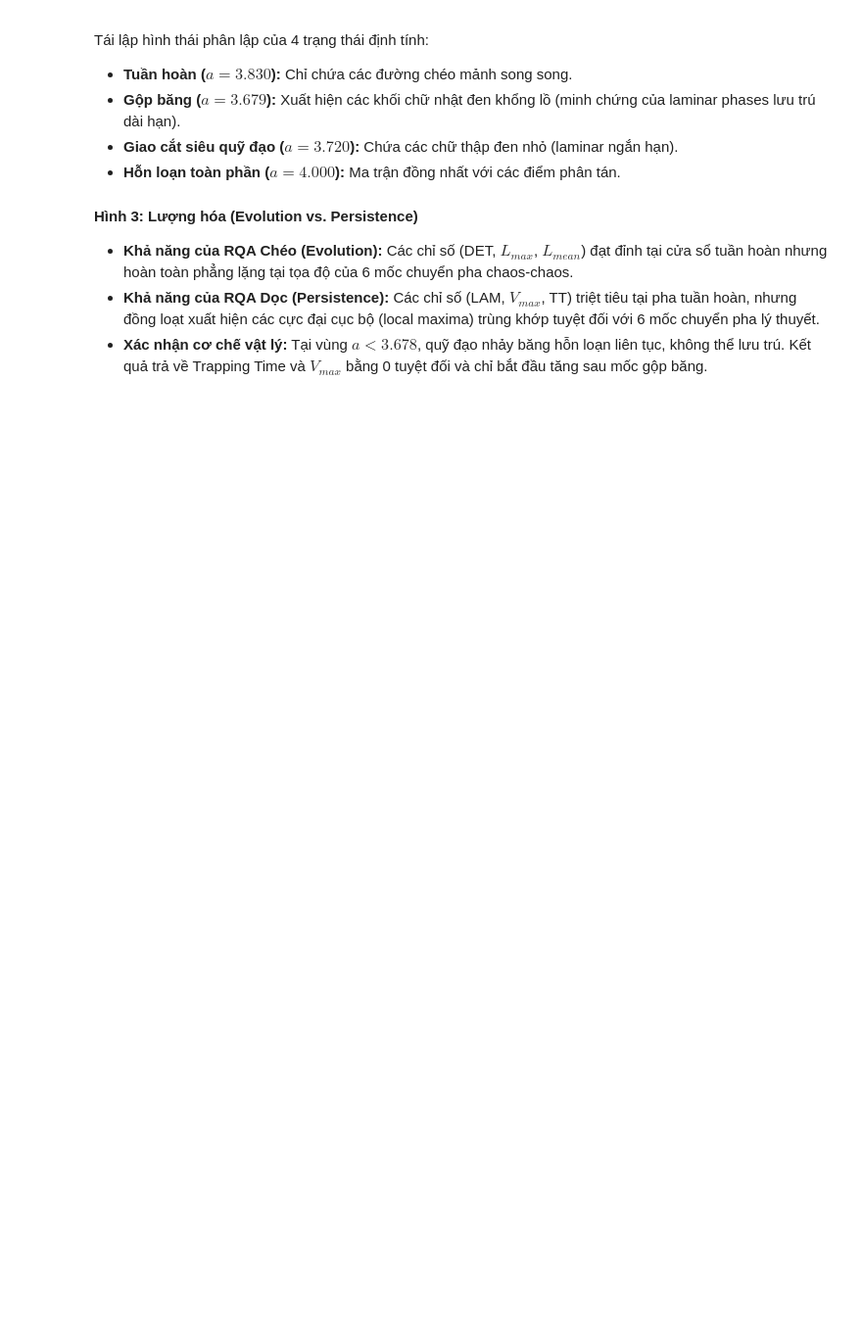
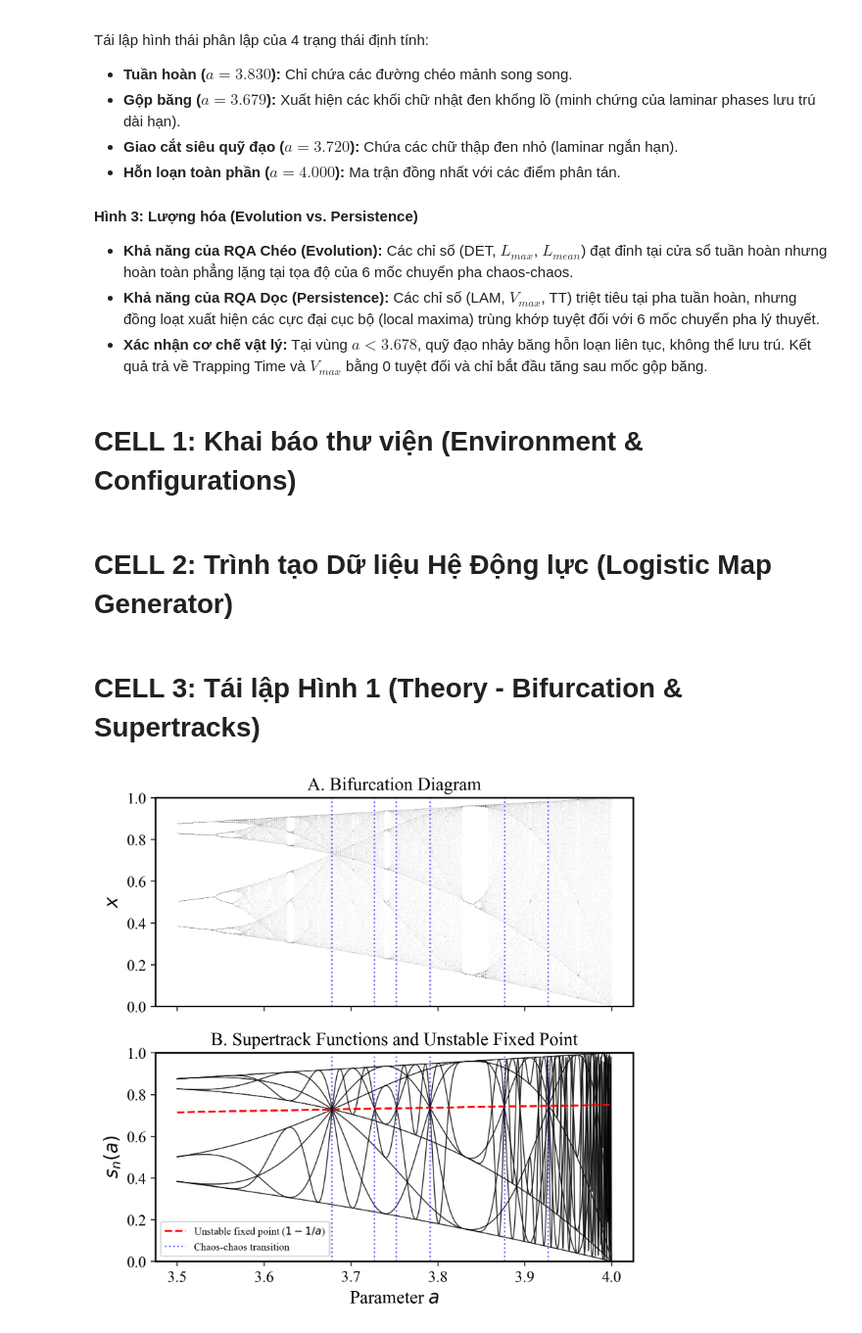
Before and after one commit to Vutu2003/Nonlinear-Time-Series-Analysis, a Jupyter notebook: paper_replications/Marwann_2002_Recurrence_Plot_with_Vertical_Lines.ipynb, the cells around one changed output. Shown at 98% size. Cells and saved outputs as stored; diff of their text form; code cells hidden in the pictures; blank space fills up the shorter version.

Commit message:
Complete reproduce experiment in Marwan 2002

```diff
--- a/paper_replications/Marwann_2002_Recurrence_Plot_with_Vertical_Lines.ipynb
+++ b/paper_replications/Marwann_2002_Recurrence_Plot_with_Vertical_Lines.ipynb
@@ -43,3 +43,5 @@ Tái lập hình thái phân lập của 4 trạng thái định tính:
 *   **Khả năng của RQA Chéo (**Evolution**):** Các chỉ số (DET, $L_{max}$, $L_{mean}$) đạt đỉnh tại cửa sổ tuần hoàn nhưng hoàn toàn phẳng lặng tại tọa độ của 6 mốc chuyển pha chaos-chaos.
 *   **Khả năng của RQA Dọc (**Persistence**):** Các chỉ số (LAM, $V_{max}$, TT) triệt tiêu tại pha tuần hoàn, nhưng đồng loạt xuất hiện các cực đại cục bộ (local maxima) trùng khớp tuyệt đối với 6 mốc chuyển pha lý thuyết.
 *   **Xác nhận cơ chế vật lý:** Tại vùng $a < 3.678$, quỹ đạo nhảy băng hỗn loạn liên tục, không thể lưu trú. Kết quả trả về Trapping Time và $V_{max}$ bằng 0 tuyệt đối và chỉ bắt đầu tăng sau mốc gộp băng.
+# %% [markdown]
+# CELL 1: Khai báo thư viện (Environment & Configurations)
@@ -45,0 +79,3 @@ Tái lập hình thái phân lập của 4 trạng thái định tính:
+# %% [markdown]
+
+# CELL 2: Trình tạo Dữ liệu Hệ Động lực (Logistic Map Generator)
@@ -45,0 +105,66 @@ Tái lập hình thái phân lập của 4 trạng thái định tính:
+# %% [markdown]
+# CELL 3: Tái lập Hình 1 (Theory - Bifurcation & Supertracks)
+# %%
+# Khởi tạo không gian tham số
+a_values = np.linspace(3.5, 4.0, 1001)
+
+# Known chaos-chaos transition points reported in Marwan (2002)
+# Các giá trị lý thuyết này được lưu trữ để làm Ground Truth đối chiếu cho Figure 3.
+chaos_transitions = [3.678, 3.727, 3.752, 3.791, 3.877, 3.927]
+
+# 1. Tính toán dữ liệu Bifurcation
+# Lấy 200 điểm cuối cùng của quỹ đạo ổn định tại mỗi giá trị a để vẽ (tránh quá tải)
+bifurcation_a = []
+bifurcation_x = []
+for a in a_values:
+    x_stable = generate_logistic_map(a)[-200:]
+    bifurcation_a.extend([a] * len(x_stable))
+    bifurcation_x.extend(x_stable)
+
+# 2. Tính toán hàm siêu quỹ đạo (Supertracks) và điểm cố định không ổn định
+# s_0 = 0.5 (điểm cực trị của Logistic Map)
+s_prev = np.full_like(a_values, 0.5)
+supertracks = []
+
+for _ in range(10):
+    s_curr = a_values * s_prev * (1.0 - s_prev)
+    supertracks.append(s_curr)
+    s_prev = s_curr
+
+unstable_fixed_point = 1.0 - (1.0 / a_values)
+
+# =============================================================================
+# Plotting - Figure 1: Khung xương lý thuyết toán học
+# =============================================================================
+fig, (ax1, ax2) = plt.subplots(2, 1, figsize=(6, 6), sharex=True)
+
+# Panel A: Bifurcation Diagram
+ax1.plot(bifurcation_a, bifurcation_x, ',', color='black', alpha=0.1)
+ax1.set_title("A. Bifurcation Diagram")
+ax1.set_ylabel(r"$x$")
+ax1.set_ylim(0.0, 1.0)
+
+# Panel B: Supertrack Functions
+for s_n in supertracks:
+    ax2.plot(a_values, s_n, color='black', linewidth=0.8, alpha=0.8)
+
+ax2.plot(a_values, unstable_fixed_point, color='red', linestyle='--',
+         linewidth=1.5, label=r"Unstable fixed point ($1 - 1/a$)")
+
+ax2.set_title("B. Supertrack Functions and Unstable Fixed Point")
+ax2.set_xlabel(r"Parameter $a$")
+ax2.set_ylabel(r"$s_n(a)$")
+ax2.set_ylim(0.0, 1.0)
+
+# Kẻ 6 đường đứt nét đánh dấu điểm chuyển pha (Ground Truth)
+for idx, t in enumerate(chaos_transitions):
+    label = "Chaos-chaos transition" if idx == 0 else None
+    ax1.axvline(x=t, color='blue', linestyle=':', linewidth=1.2, alpha=0.6)
+    ax2.axvline(x=t, color='blue', linestyle=':', linewidth=1.2, alpha=0.6, label=label)
+
+ax2.legend(loc="lower left")
+
+plt.tight_layout()
+plt.show()
+# %% [output]
+[figure, added]
```
Also changed, not shown: parts of 7 cells of this notebook.
